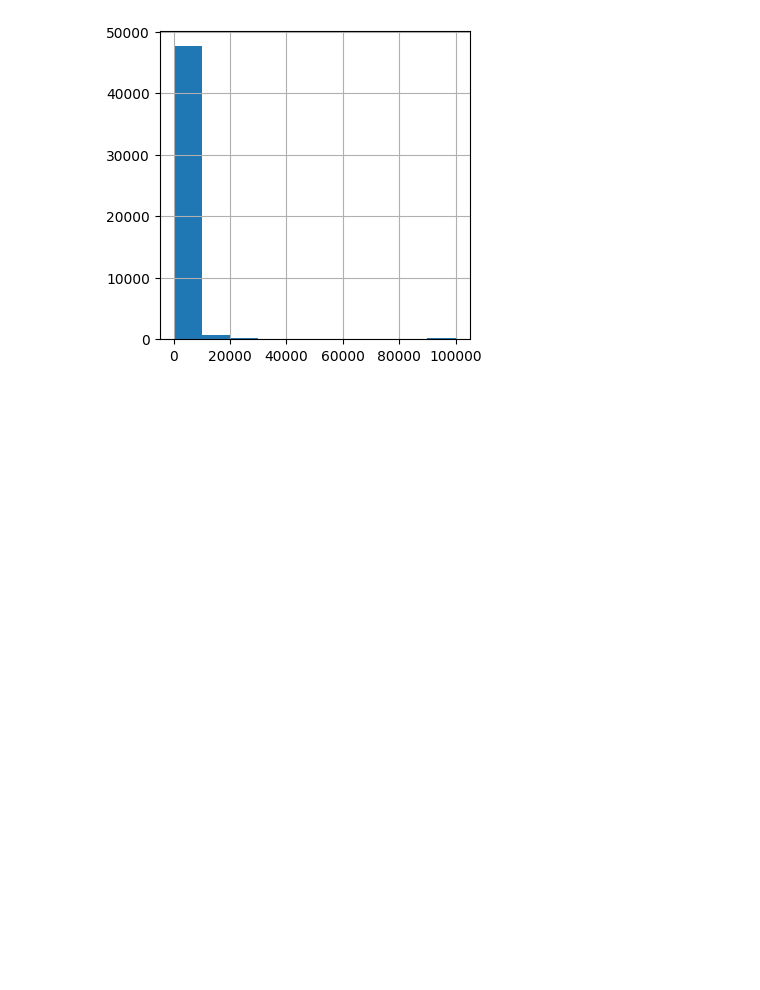
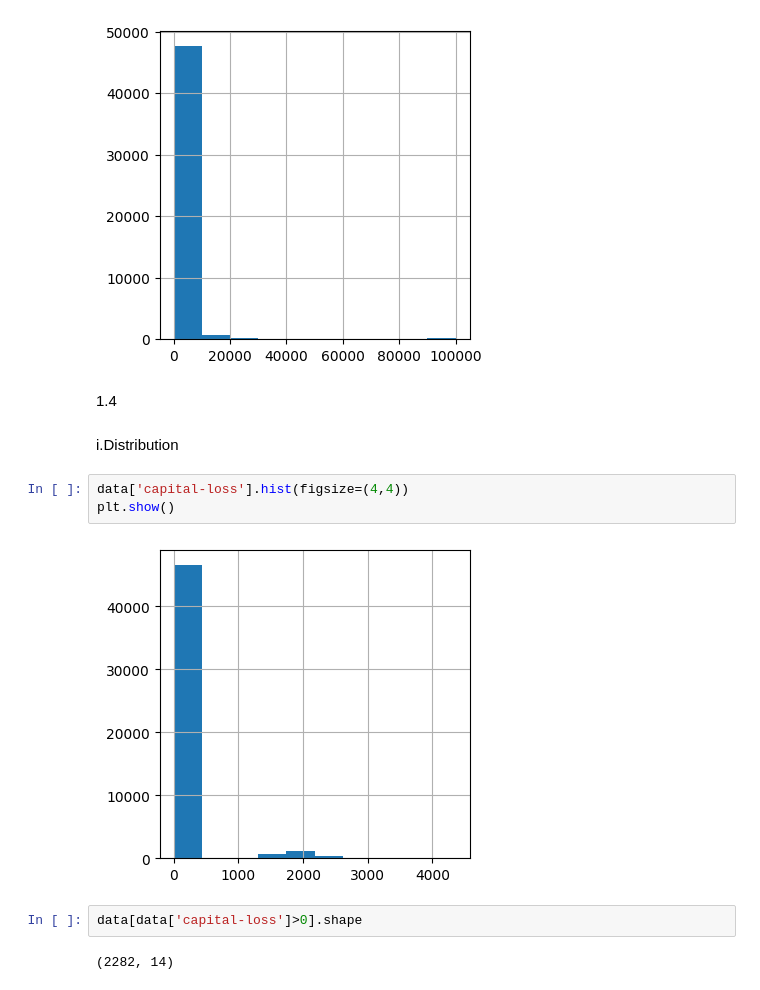
Before and after one commit to dinesh16adh/Data-Science-Projects., a Jupyter notebook: simple_eda_on_income_data.ipynb, the cells around one changed output. Drawn from its saved outputs; the diff is of its cells as text; blank space fills up the shorter version.

```diff
--- a/simple_eda_on_income_data.ipynb
+++ b/simple_eda_on_income_data.ipynb
@@ -185,3 +185,16 @@ data['capital-gain'].hist(figsize=(4,4))
 plt.show()
 # %% [output]
 [figure]
+# %% [markdown]
+1.4
+# %% [markdown]
+i.Distribution
+# %%
+data['capital-loss'].hist(figsize=(4,4))
+plt.show()
+# %% [output]
+[figure, added]
+# %%
+data[data['capital-loss']>0].shape
+# %% [output]
+(2282, 14)
```
Also changed, not shown: parts of 2 cells of this notebook.
